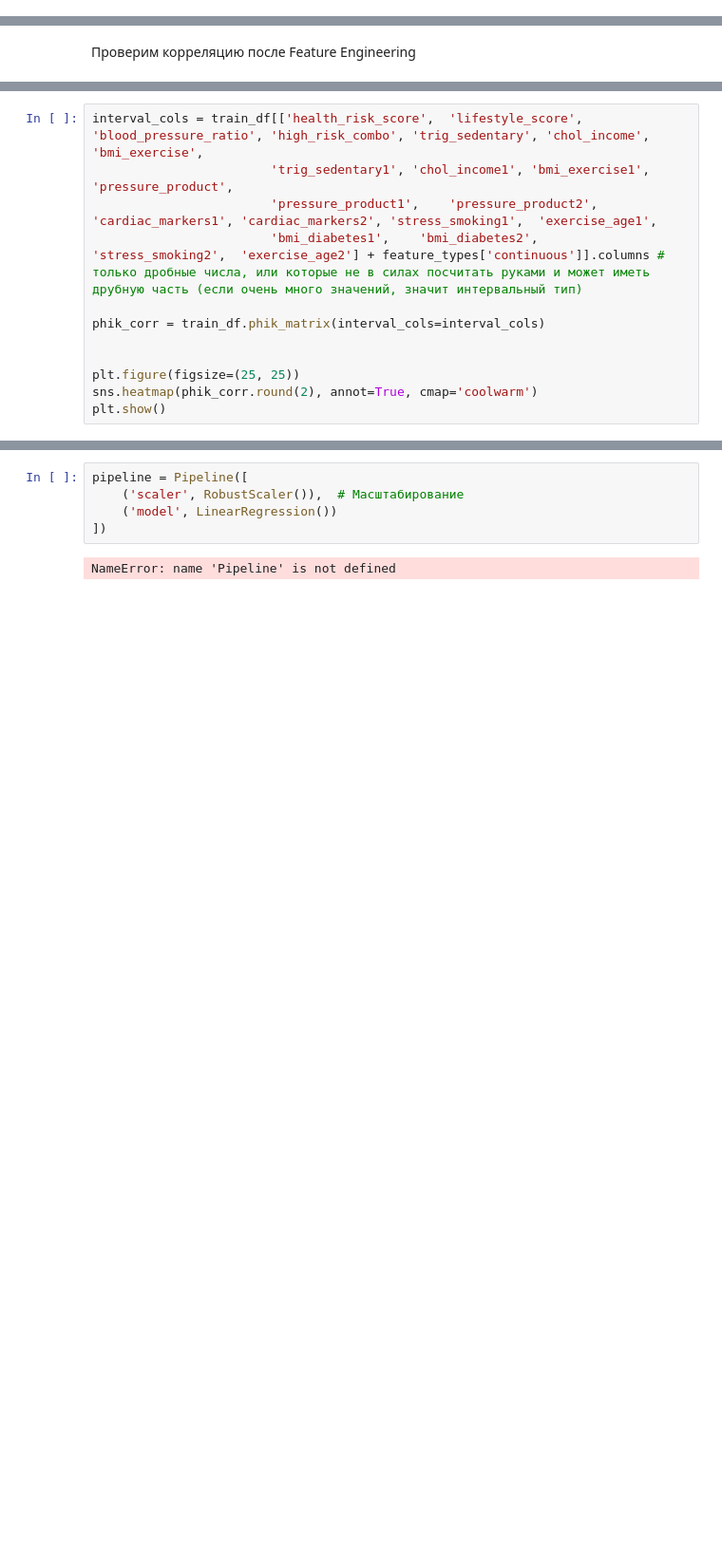
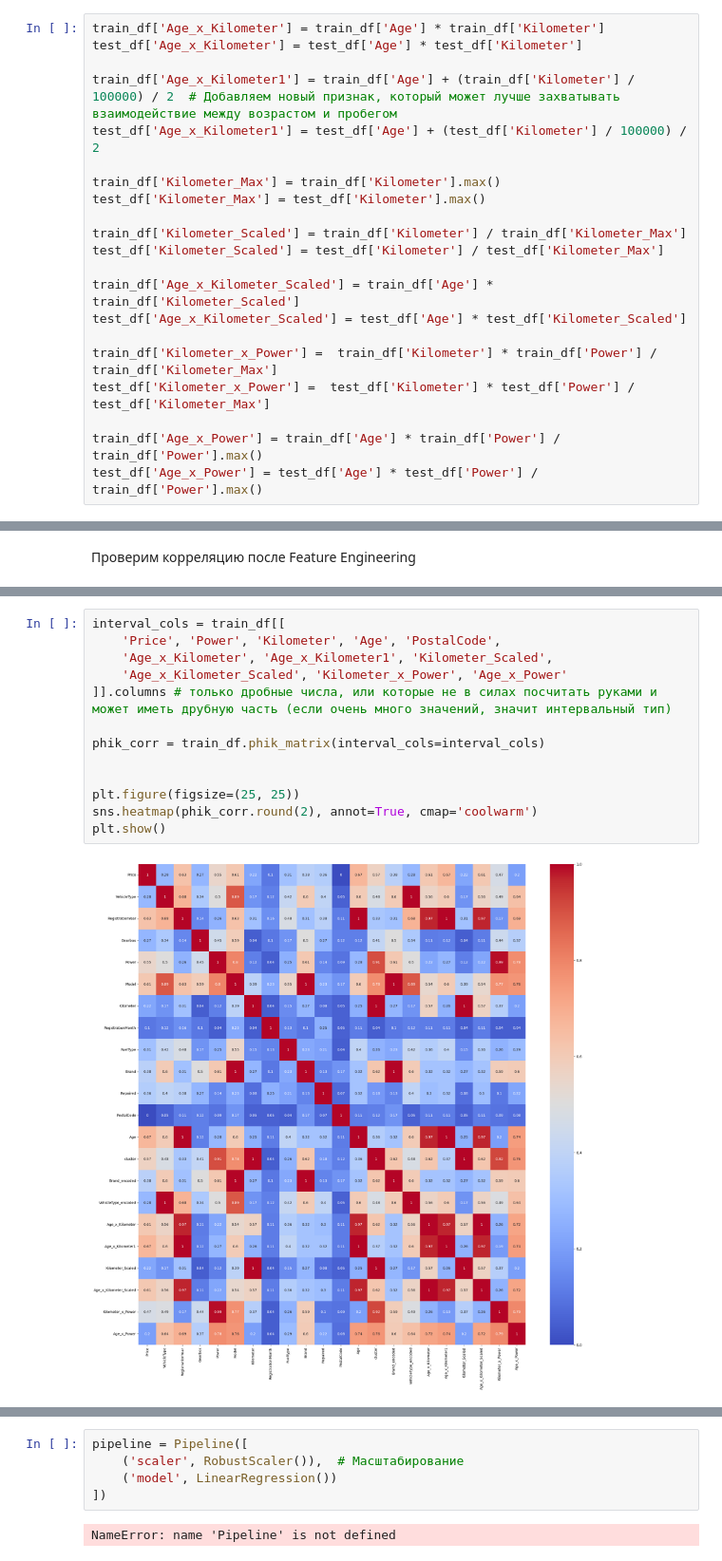
Before and after one commit to azarovdimka/Data_Science, a Jupyter notebook: Machine_Learning/Рыночная стоимость авто/Рыночная стоимость авто.ipynb, the cells around one changed output, grey strips where cells are left out. Shown at 95% size. Cells and saved outputs as stored; diff of their text form; blank space fills up the shorter version.

Commit message:
произвел фича инжиниринг и отбор признаков

```diff
--- a/Machine_Learning/Рыночная стоимость авто/Рыночная стоимость авто.ipynb
+++ b/Machine_Learning/Рыночная стоимость авто/Рыночная стоимость авто.ipynb
@@ -1849,2 +1959,23 @@ complete_heterogeneity_analysis(df=train_df, target_col='Price')
+# %%
+train_df['Age_x_Kilometer'] = train_df['Age'] * train_df['Kilometer']
+test_df['Age_x_Kilometer'] = test_df['Age'] * test_df['Kilometer']
+
+train_df['Age_x_Kilometer1'] = train_df['Age'] + (train_df['Kilometer'] / 100000) / 2  # Добавляем новый признак, который может лучше захватывать взаимодействие между возрастом и пробегом
+test_df['Age_x_Kilometer1'] = test_df['Age'] + (test_df['Kilometer'] / 100000) / 2
+
+train_df['Kilometer_Max'] = train_df['Kilometer'].max()
+test_df['Kilometer_Max'] = test_df['Kilometer'].max()
+
+train_df['Kilometer_Scaled'] = train_df['Kilometer'] / train_df['Kilometer_Max']
+test_df['Kilometer_Scaled'] = test_df['Kilometer'] / test_df['Kilometer_Max']
+
+train_df['Age_x_Kilometer_Scaled'] = train_df['Age'] * train_df['Kilometer_Scaled']
+test_df['Age_x_Kilometer_Scaled'] = test_df['Age'] * test_df['Kilometer_Scaled']
+
+train_df['Kilometer_x_Power'] =  train_df['Kilometer'] * train_df['Power'] / train_df['Kilometer_Max']
+test_df['Kilometer_x_Power'] =  test_df['Kilometer'] * test_df['Power'] / test_df['Kilometer_Max']
+
+train_df['Age_x_Power'] = train_df['Age'] * train_df['Power'] / train_df['Power'].max()
+test_df['Age_x_Power'] = test_df['Age'] * test_df['Power'] / train_df['Power'].max()
 # %%
 train_df.sample(3)
@@ -1853,12 +2066,15 @@ train_df.sample(3)
 # %%
-interval_cols = train_df[['health_risk_score',	'lifestyle_score',	'blood_pressure_ratio',	'high_risk_combo', 'trig_sedentary', 'chol_income', 'bmi_exercise',
-                        'trig_sedentary1', 'chol_income1', 'bmi_exercise1', 'pressure_product',
-                        'pressure_product1',	'pressure_product2',	'cardiac_markers1',	'cardiac_markers2',	'stress_smoking1',	'exercise_age1',
-                        'bmi_diabetes1',	'bmi_diabetes2',	'stress_smoking2',	'exercise_age2'] + feature_types['continuous']].columns # только дробные числа, или которые не в силах посчитать руками и может иметь друбную часть (если очень много значений, значит интервальный тип)
+interval_cols = train_df[[
+    'Price', 'Power', 'Kilometer', 'Age', 'PostalCode',
+    'Age_x_Kilometer', 'Age_x_Kilometer1', 'Kilometer_Scaled',
+    'Age_x_Kilometer_Scaled', 'Kilometer_x_Power', 'Age_x_Power'
+]].columns # только дробные числа, или которые не в силах посчитать руками и может иметь друбную часть (если очень много значений, значит интервальный тип)
 
 phik_corr = train_df.phik_matrix(interval_cols=interval_cols)
 
 
 plt.figure(figsize=(25, 25))
 sns.heatmap(phik_corr.round(2), annot=True, cmap='coolwarm')
 plt.show()
+# %% [output]
+[figure, added]
```
Also changed, not shown: parts of 39 cells of this notebook.
